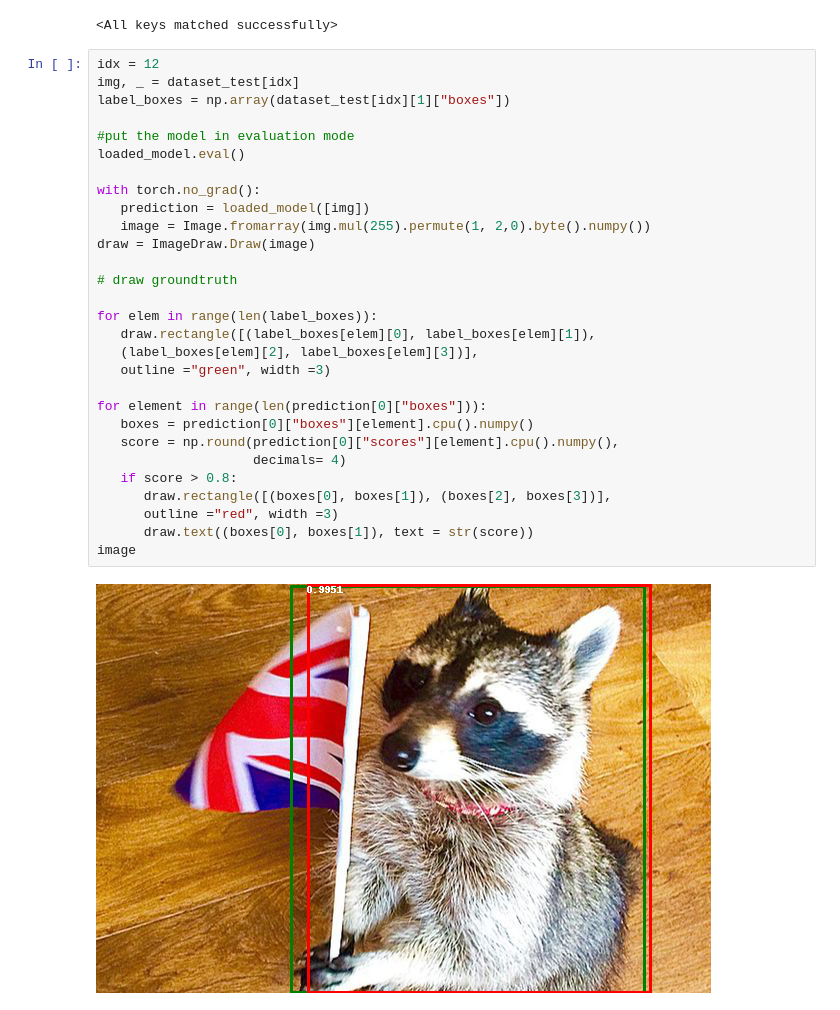
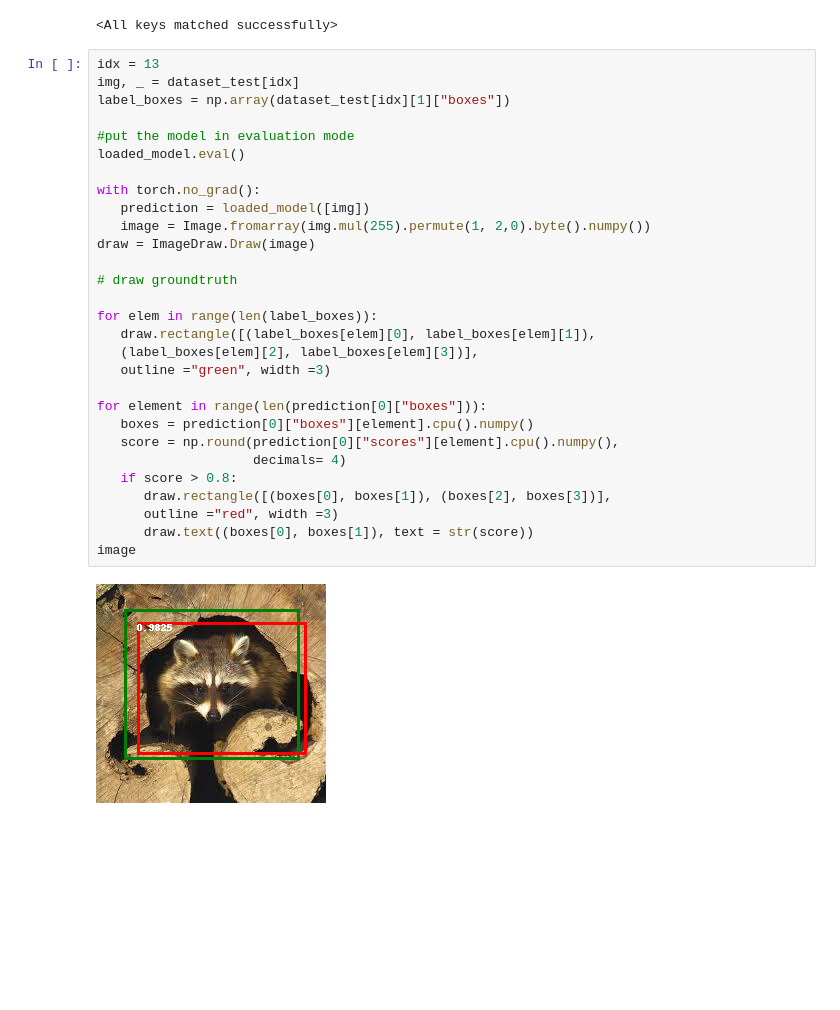
Before and after one commit to Wologman/ML_Baselines, a Jupyter notebook: raccoons_00.ipynb, the cells around one changed output. Cells and saved outputs as stored; diff of their text form; blank space fills up the shorter version.

```diff
--- a/raccoons_00.ipynb
+++ b/raccoons_00.ipynb
@@ -324,33 +337,33 @@ loaded_model.load_state_dict(torch.load(str(raccoon_wt)))
 # %% [output]
 <All keys matched successfully>
 # %%
-idx = 12
+idx = 13
 img, _ = dataset_test[idx]
 label_boxes = np.array(dataset_test[idx][1]["boxes"])
 
 #put the model in evaluation mode
 loaded_model.eval()
 
 with torch.no_grad():
    prediction = loaded_model([img])
    image = Image.fromarray(img.mul(255).permute(1, 2,0).byte().numpy())
 draw = ImageDraw.Draw(image)
 
 # draw groundtruth
 
 for elem in range(len(label_boxes)):
    draw.rectangle([(label_boxes[elem][0], label_boxes[elem][1]),
    (label_boxes[elem][2], label_boxes[elem][3])],
    outline ="green", width =3)
 
 for element in range(len(prediction[0]["boxes"])):
    boxes = prediction[0]["boxes"][element].cpu().numpy()
    score = np.round(prediction[0]["scores"][element].cpu().numpy(),
                     decimals= 4)
    if score > 0.8:
       draw.rectangle([(boxes[0], boxes[1]), (boxes[2], boxes[3])],
       outline ="red", width =3)
       draw.text((boxes[0], boxes[1]), text = str(score))
 image
 # %% [output]
-[figure, old version]
+[figure, new version]
```
Also changed, not shown: parts of 5 cells of this notebook.
